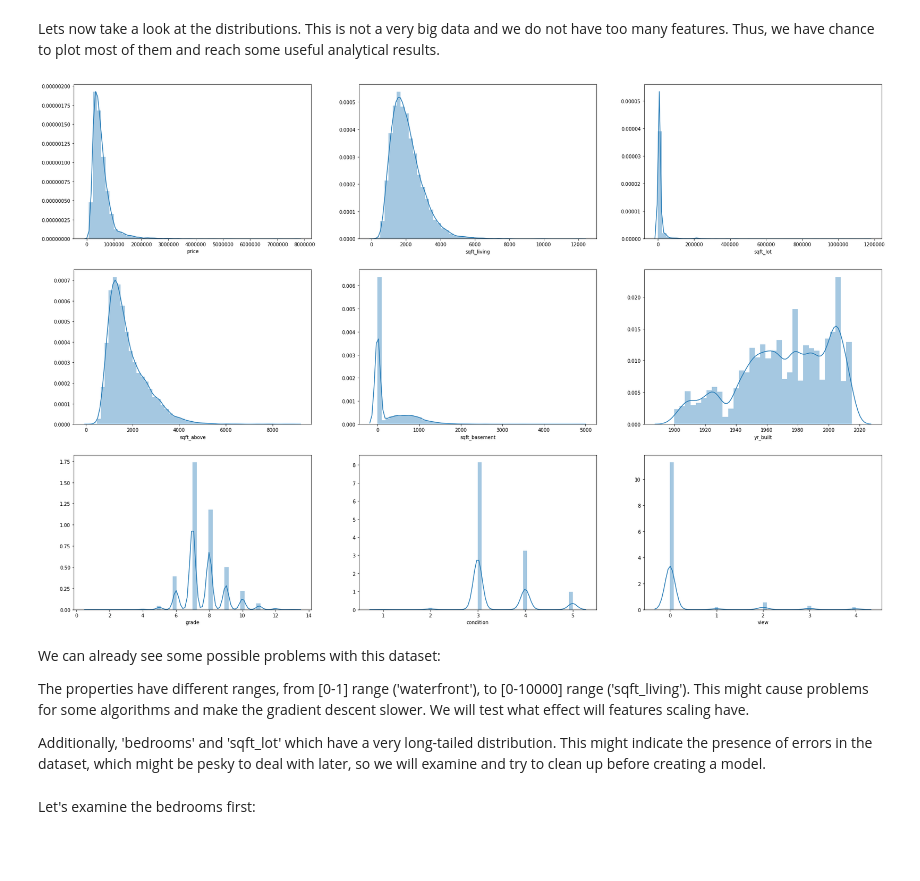
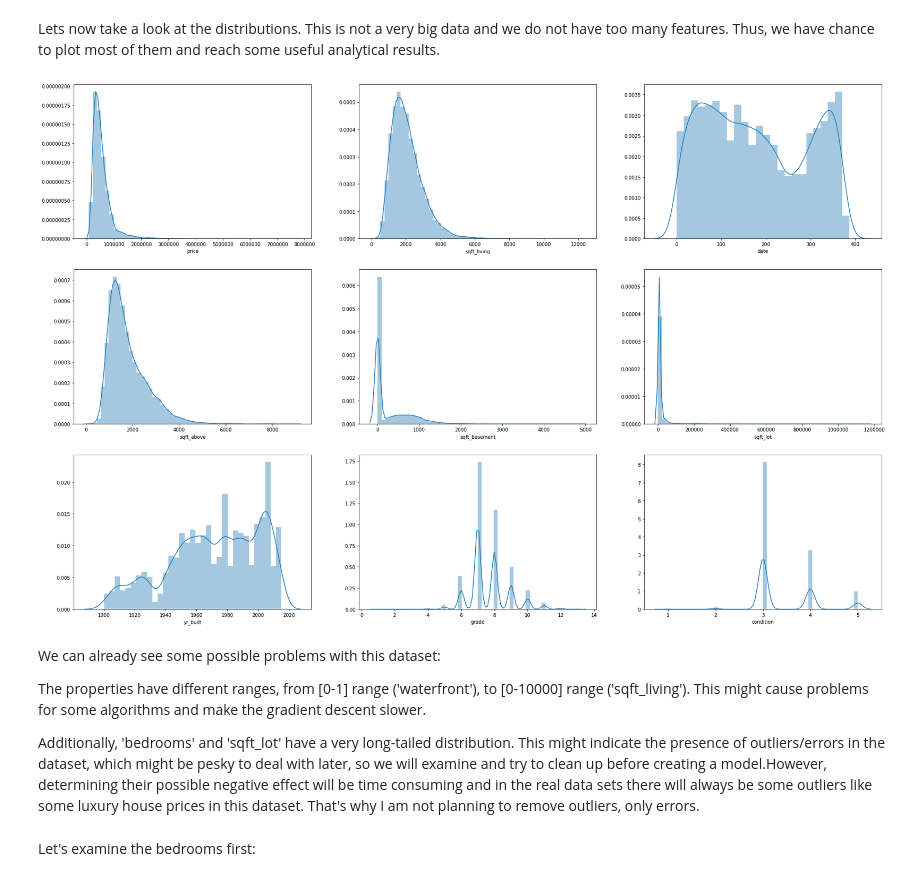
Before and after one commit to PabloOb/housing_seattle, a Jupyter notebook: analysis.ipynb, the cells around one changed output. Saved outputs shown, nothing was run; the diff lists cells and outputs as text; code cells hidden in the pictures; blank space fills up the shorter version.

```diff
--- a/analysis.ipynb
+++ b/analysis.ipynb
@@ -145,3 +137,3 @@ Since the 'id' column does not provide us with any additional information, we wi
 # %%
 # TODO: move this to a pipeline
-# housing.drop(['id'], axis=1, inplace=True)
+housing.drop(['id'], axis=1, inplace=True)
@@ -172,0 +157,3 @@ housing = train_set.copy()
+# %%
+dates = pd.to_datetime(housing['date'])
+print(f'Colection period: {max(dates) - min(dates)}')
@@ -172,0 +164,3 @@ housing = train_set.copy()
+# %%
+dates -= min(dates)
+housing['date'] = dates.dt.days
@@ -173,23 +176,23 @@ housing = train_set.copy()
 # %% [markdown]
 Lets now take a look at the distributions. This is not a very big data and we do not have too many features. Thus, we have chance to plot most of them and reach some useful analytical results.
 # %%
-columns_to_plot = ['price', 'sqft_living', 'sqft_lot',
-                   'sqft_above', 'sqft_basement', 'yr_built',
-                   'grade', 'condition', 'view']
+columns_to_plot = ['price', 'sqft_living', 'date',
+                   'sqft_above', 'sqft_basement', 'sqft_lot',
+                   'yr_built', 'grade', 'condition']
 
-fig, axes = plt.subplots(nrows=3, ncols=3, figsize = (30, 20))
+nrow, ncol = 3, 3
+fig, axes = plt.subplots(nrows=nrow, ncols=ncol, figsize = (30, 20))
 
 for i, column in enumerate(columns_to_plot):
-    sns.distplot(housing[column], ax=axes[i//nrow, i%ncol],
-                )
+    sns.distplot(housing[column], ax=axes[i//nrow, i%ncol])
 # %% [output]
-[figure, old version]
+[figure, new version]
 # %% [markdown]
 We can already see some possible problems with this dataset:
 
-The properties have different ranges, from [0-1] range ('waterfront'), to [0-10000] range ('sqft_living'). This might cause problems for some algorithms and make the gradient descent slower. We will test what effect will features scaling have.
+The properties have different ranges, from [0-1] range ('waterfront'), to [0-10000] range ('sqft_living'). This might cause problems for some algorithms and make the gradient descent slower.
 
-Additionally, 'bedrooms' and 'sqft_lot' which have a very long-tailed distribution. This might indicate the presence of errors in the dataset, which might be pesky to deal with later, so we will examine and try to clean up before creating a model.
+Additionally, 'bedrooms' and 'sqft_lot' have a very long-tailed distribution. This might indicate the presence of outliers/errors in the dataset, which might be pesky to deal with later, so we will examine and try to clean up before creating a model.However, determining their possible negative effect will be time consuming and in the real data sets there will always be some outliers like some luxury house prices in this dataset. That's why I am not planning to remove outliers, only errors.
 # %% [markdown]
 Let's examine the bedrooms first:
 # %%
```
Also changed, not shown: parts of 71 cells of this notebook.
